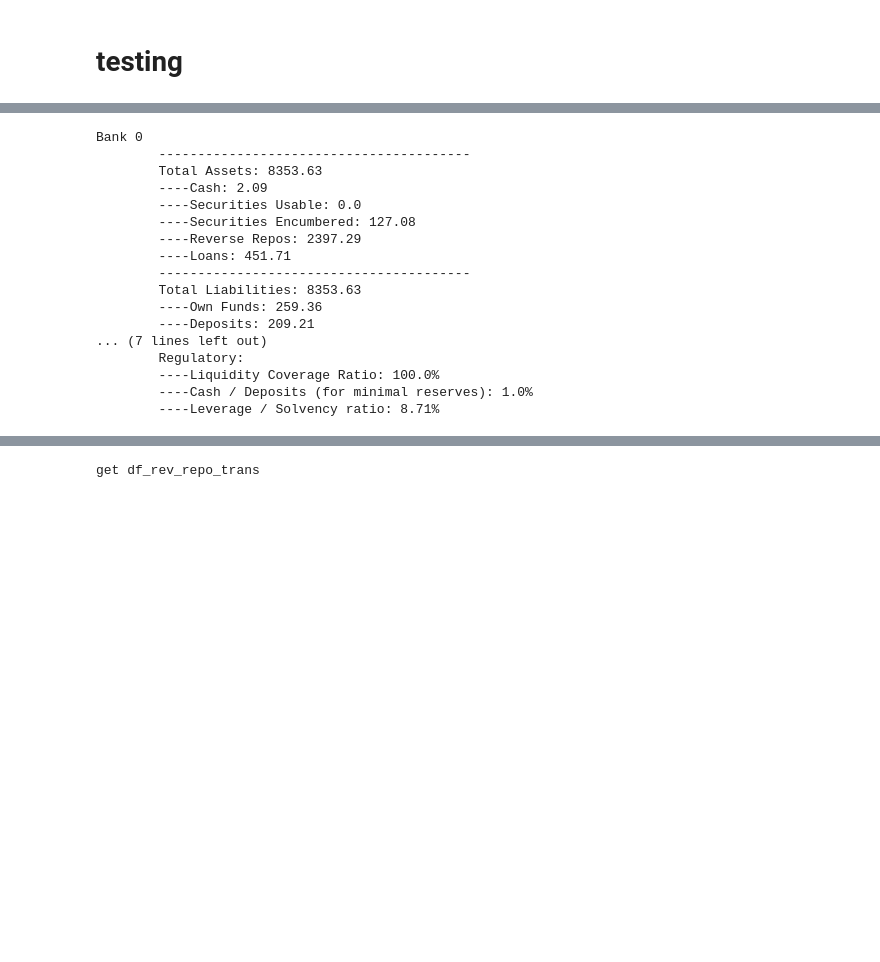
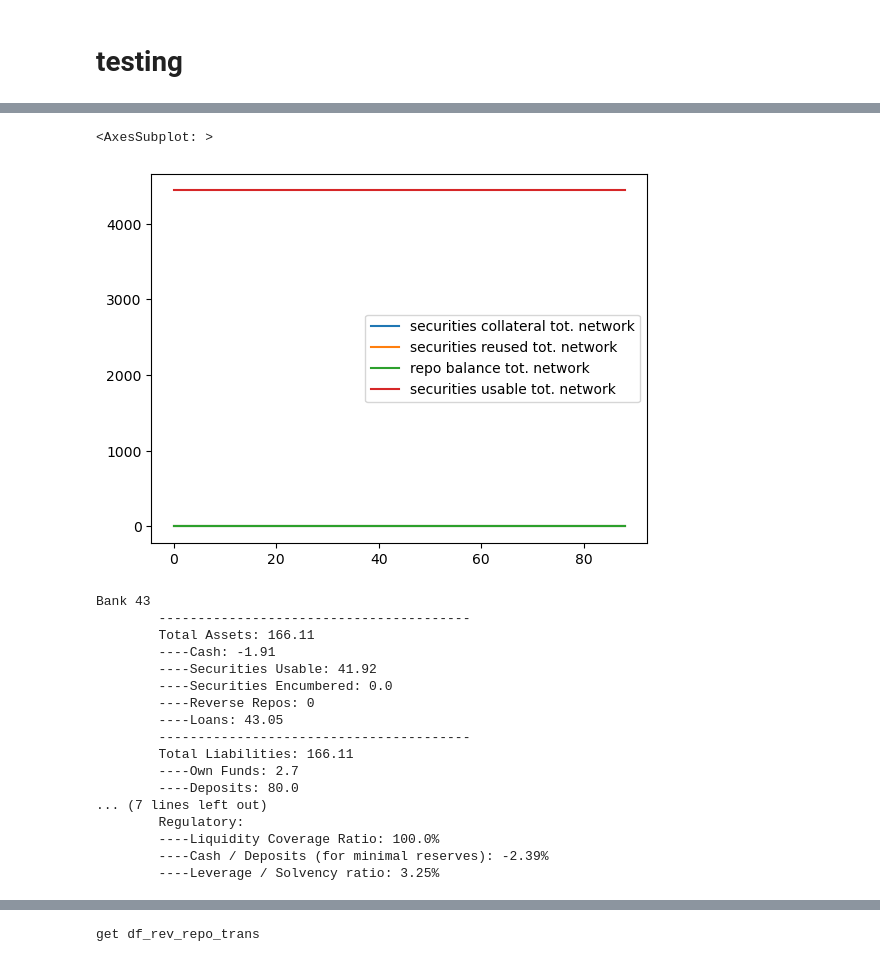
Before and after one commit to Victor-Le-Coz/secured_interbank_network_public, a Jupyter notebook: single_run.ipynb, the cells around one changed output, grey strips where cells are left out. Cells and saved outputs as stored; diff of their text form; code cells hidden in the pictures; blank space fills up the shorter version.

```diff
--- a/single_run.ipynb
+++ b/single_run.ipynb
@@ -17,7 +25,7 @@ from network import ClassNetwork
 nb_banks=50
 alpha_init=0.01  # initial cash (< 1/(1-gamma) - beta)
 alpha=0.01
-beta_init=0.5 # initial collateral  (< 1/(1-gamma) - alpha)
+beta_init=1 # initial collateral  (< 1/(1-gamma) - alpha)
 beta_reg=0.5
 beta_star=0.5
 gamma=0.03 # if too big, the lux version generates huge shocks
@@ -34,7 +42,7 @@ dump_period=int(5e2)
 plot_period=int(5e2)
 cp_option=True
 LCR_mgt_opt=True
-heavy_plot=True
+heavy_plot=False
 loan_tenor=150
 end_repo_period=2
 
@@ -92,20 +119,25 @@ test on day 0
+# %%
+Dynamics.df_network_trajectory[["securities collateral tot. network",'securities reused tot. network', 'repo balance tot. network','securities usable tot. network' ]].plot()
+# %% [output]
+<AxesSubplot: >
+[figure, added]
 # %%
-print(Network.banks[0])
+print(Network.banks[43])
 # %% [output]
-Bank 0
+Bank 43
         ----------------------------------------
-        Total Assets: 8353.63
-        ----Cash: 2.09
-        ----Securities Usable: 0.0
-        ----Securities Encumbered: 127.08
-        ----Reverse Repos: 2397.29
-        ----Loans: 451.71
+        Total Assets: 166.11
+        ----Cash: -1.91
+        ----Securities Usable: 41.92
+        ----Securities Encumbered: 0.0
+        ----Reverse Repos: 0
+        ----Loans: 43.05
         ----------------------------------------
-        Total Liabilities: 8353.63
-        ----Own Funds: 259.36
-        ----Deposits: 209.21
+        Total Liabilities: 166.11
+        ----Own Funds: 2.7
+        ----Deposits: 80.0
 ... (7 lines left out)
         Regulatory:
         ----Liquidity Coverage Ratio: 100.0%
-        ----Cash / Deposits (for minimal reserves): 1.0%
-        ----Leverage / Solvency ratio: 8.71%
+        ----Cash / Deposits (for minimal reserves): -2.39%
+        ----Leverage / Solvency ratio: 3.25%
```
Also changed, not shown: parts of 6 cells of this notebook, 1 other file.
